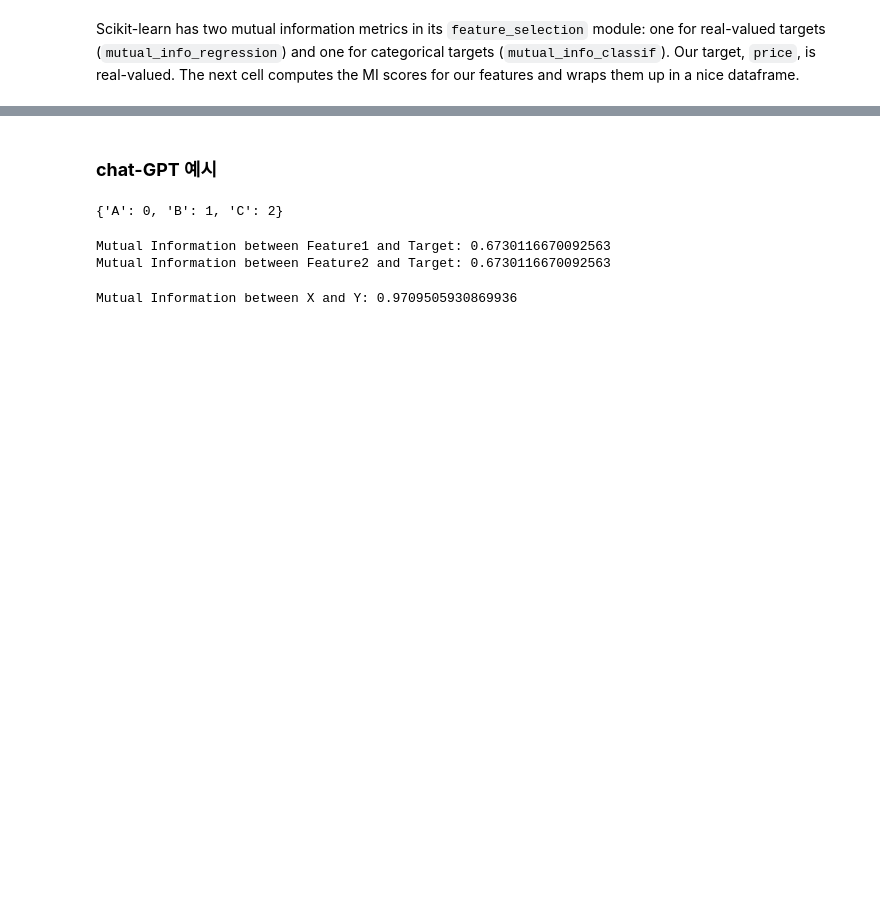
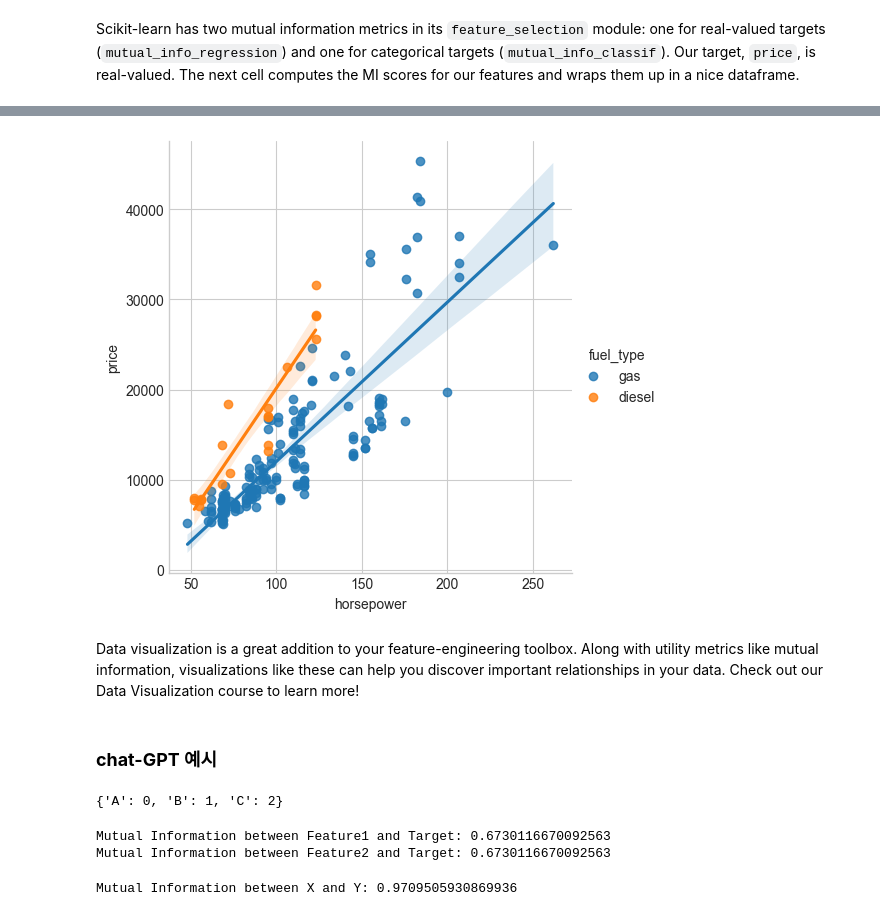
Before and after one commit to kyun1016/kaggle, a Jupyter notebook: kaggle/notebook/Feature_Engineering.ipynb, the cells around one changed output, grey strips where cells are left out. Drawn from its saved outputs; the diff is of its cells as text; code cells hidden in the pictures; blank space fills up the shorter version.

```diff
--- a/kaggle/notebook/Feature_Engineering.ipynb
+++ b/kaggle/notebook/Feature_Engineering.ipynb
@@ -275,3 +291,9 @@ Name: MI Scores, dtype: float64
+# %%
+sns.lmplot(x="horsepower", y="price", hue="fuel_type", data=df);
+# %% [output]
+[figure, added]
+# %% [markdown]
+Data visualization is a great addition to your feature-engineering toolbox. Along with utility metrics like mutual information, visualizations like these can help you discover important relationships in your data. Check out our Data Visualization course to learn more!
 # %% [markdown]
 ### **chat-GPT 예시**
 # %%
```
Also changed, not shown: parts of 38 cells of this notebook.
